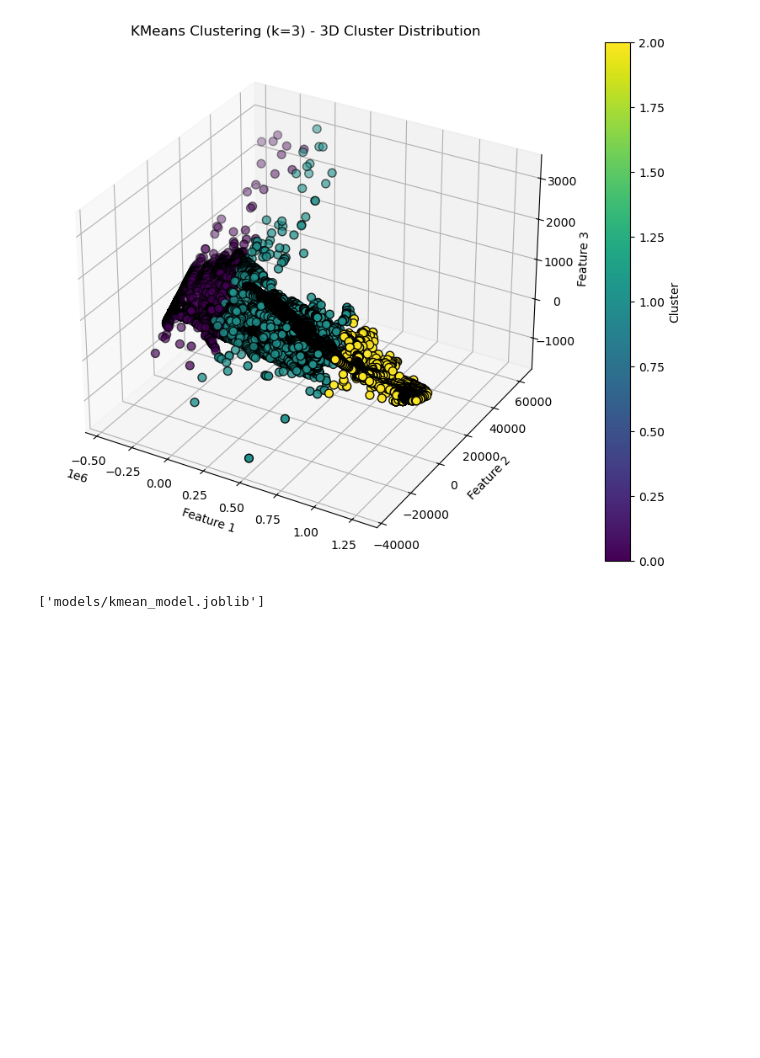
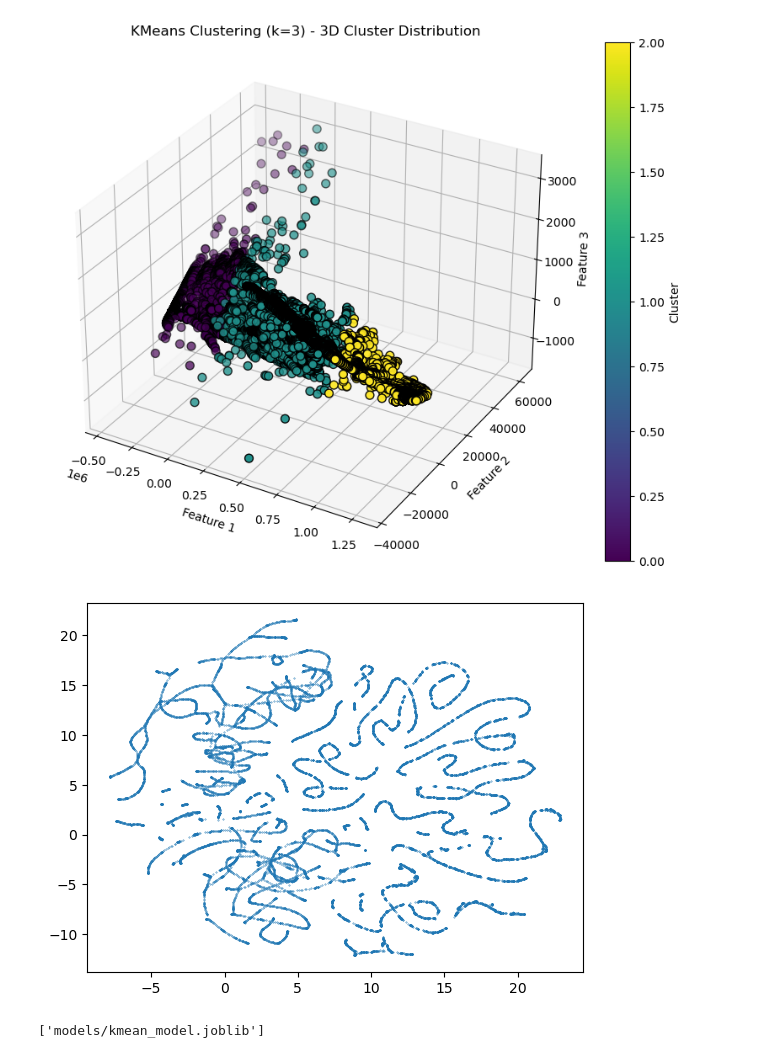
Before and after one commit to adilmukhtar-tugraz/fdd-buildings, a Jupyter notebook: Cluster Analysis.ipynb, the cells around one changed output. Saved outputs shown, nothing was run; the diff lists cells and outputs as text; code cells hidden in the pictures; blank space fills up the shorter version.

```diff
--- a/Cluster Analysis.ipynb
+++ b/Cluster Analysis.ipynb
@@ -260,3 +280,8 @@ train_and_visualize_kmeans(df_anomaly_deduplicated.values, n_clusters=3, visuali
+# %%
+standard_embedding = umap.UMAP(random_state=42).fit_transform(df_faulty_resample.values)
+plt.scatter(standard_embedding[:, 0], standard_embedding[:, 1], s=0.1, cmap='Spectral');
+# %% [output]
+[figure, added]
 # %%
 kmean_model, cluster_labels = train_kmeans(df_anomaly_deduplicated.values)
 # %%
```
Also changed, not shown: parts of 12 cells of this notebook, 3 other files.
